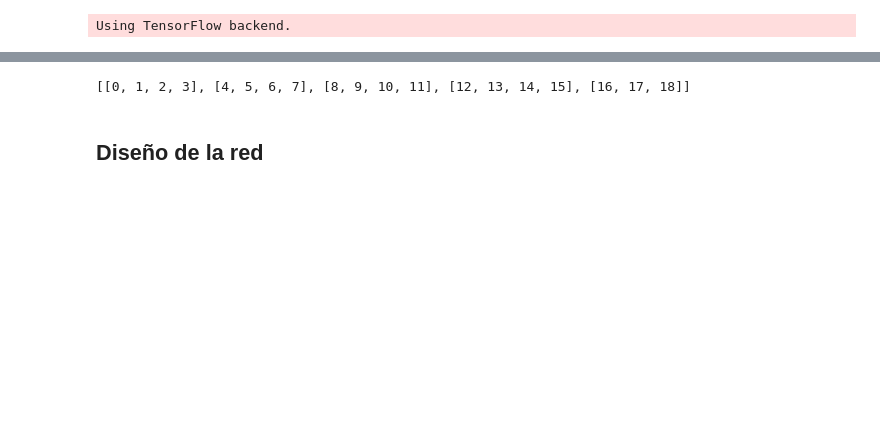
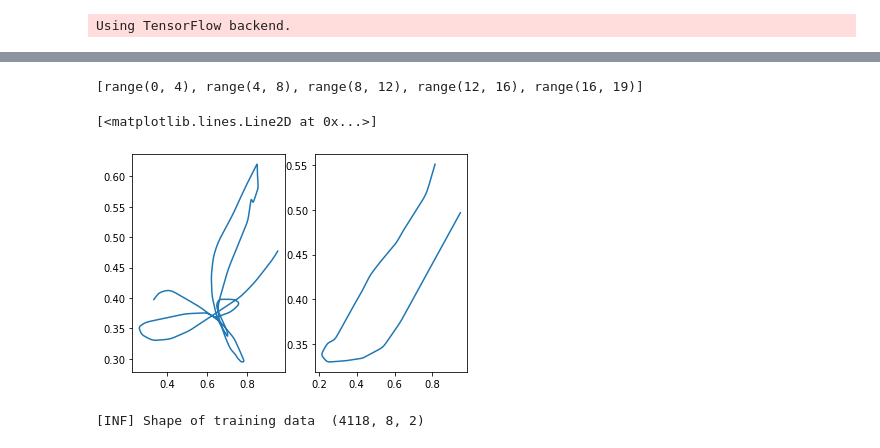
Before and after one commit to cimat-ris/OF-PathPred, a Jupyter notebook: LSTM-XY/LSTM-X-Y.ipynb, the cells around one changed output, grey strips where cells are left out. Saved outputs shown, nothing was run; the diff lists cells and outputs as text; code cells hidden in the pictures; blank space fills up the shorter version.

```diff
--- a/LSTM-XY/LSTM-X-Y.ipynb
+++ b/LSTM-XY/LSTM-X-Y.ipynb
@@ -194,26 +181,24 @@ plt.show()
 # %%
-longitud=len(datos)
-ind = range(longitud)
-
-lista = []
-for i in range(0,longitud,4):
-    lista.append(ind[i:i+4])
+total_length = len(data_p)
+indices      = range(total_length)
+lista        = []
+# Pedestrians are split in groups of 4
+for i in range(0,total_length,4):
+    lista.append(indices[i:i+4])
 print(lista)
 
-combinacion=[(0,1,2,3,4),(0,1,2,4,3),(0,1,3,4,2),(0,2,3,4,1),(1,2,3,4,0)]
+# TODO: generalize?
+combinations=[(0,1,2,3,4),(0,1,2,4,3),(0,1,3,4,2),(0,2,3,4,1),(1,2,3,4,0)]
 
-def conjunto_datos(combinacion,lista,datos):
-    conjunto_entrenamiento = []
-    for i in range(len(combinacion)-1):
-       # print(i)
-        for j in lista[combinacion[i]]:
-        #    print(j)
-            conjunto_entrenamiento.append(datos[j])
-    conjunto_prueba=[]
-    for i in lista[combinacion[4]]:
-        #print(shape(datos[i]))
-        conjunto_prueba.append(datos[i])
-
-    return conjunto_entrenamiento,conjunto_prueba
+def split_data(combination,lista,data):
+    # Form different combinations of training/testing sets
+    training_set = []
+    for i in range(len(combination)-1):
+        for j in lista[combination[i]]:
+            training_set.append(data[j])
+    testing_set = []
+    for i in lista[combination[4]]:
+        testing_set.append(data[i])
+    return training_set,testing_set
 # %% [output]
-[[0, 1, 2, 3], [4, 5, 6, 7], [8, 9, 10, 11], [12, 13, 14, 15], [16, 17, 18]]
+[range(0, 4), range(4, 8), range(8, 12), range(12, 16), range(16, 19)]
@@ -228 +205,15 @@ train5,test5 = conjunto_datos(combinacion[4],lista,datos)
+# %%
+train1,test1 = split_data(combinations[0],lista,data_p)
+train2,test2 = split_data(combinations[1],lista,data_p)
+train3,test3 = split_data(combinations[2],lista,data_p)
+train4,test4 = split_data(combinations[3],lista,data_p)
+train5,test5 = split_data(combinations[4],lista,data_p)
+
+plt.subplot(121)
+plt.plot(train1[0][:,0],train1[0][:,1])
+plt.subplot(122)
+plt.plot(train5[0][:,0],train5[0][:,1])
+# %% [output]
+[<matplotlib.lines.Line2D at 0x...>]
+[figure, added]
 # %%
@@ -235,7 +224,5 @@ trainX = numpy.reshape(trainX, (trainX.shape[0], trainX.shape[1],trainX.shape[2]
 # %%
 data_shape = trainX.shape[1:]
-print(data_shape)
-import numpy as np
-np.shape(trainX)
+print('[INF] Shape of training data ',np.shape(trainX))
+# %% [output]
+[INF] Shape of training data  (4118, 8, 2)
-# %% [markdown]
-## Diseño de la red
```
Also changed, not shown: parts of 78 cells of this notebook.
